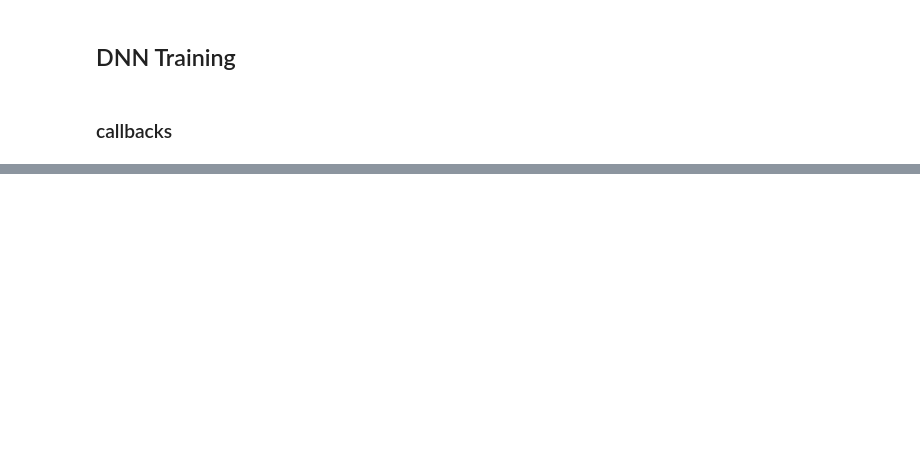
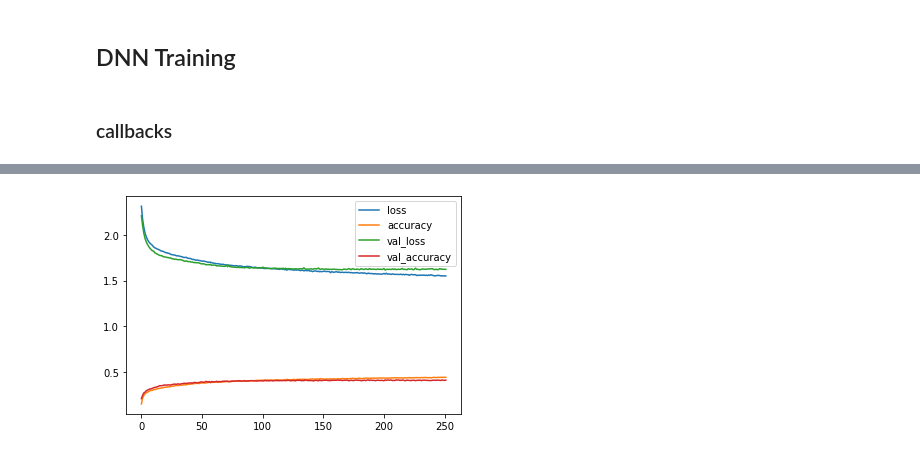
Before and after one commit to ErpanArkin/TensorFlow-CIFAR10, a Jupyter notebook: tfds_dataset.ipynb, the cells around one changed output, grey strips where cells are left out. Saved outputs shown, nothing was run; the diff lists cells and outputs as text; code cells hidden in the pictures; blank space fills up the shorter version.

```diff
--- a/tfds_dataset.ipynb
+++ b/tfds_dataset.ipynb
@@ -151,4 +184,4 @@ Epoch 59/500
 # %%
 model = keras.models.load_model("my_cifar10_model.h5")
-model.evaluate(ds_valid)
+update_results('DNN',model,ds_valid)
 # %% [output]
@@ -158,0 +196,27 @@ model.evaluate(ds_valid)
+# %%
+model = keras.models.Sequential()
+model.add(keras.layers.Flatten(input_shape=(32,32,3)))
+model.add(keras.layers.BatchNormalization())  # different
+for _ in range(20):
+    model.add(Dense(10, kernel_initializer='he_normal')) # different
+    model.add(keras.layers.BatchNormalization()) # different
+    model.add(keras.layers.Activation("elu")) # different
+model.add(Dense(10, activation='softmax'))
+
+optimizer = keras.optimizers.Nadam(lr=5e-5)
+model.compile(loss="sparse_categorical_crossentropy",
+              optimizer=optimizer,
+              metrics=["accuracy"])
+
+early_stopping_cb = keras.callbacks.EarlyStopping(patience=50)
+model_checkpoint_cb = keras.callbacks.ModelCheckpoint("my_cifar10_bn_model.h5", save_best_only=True)
+run_index = 2 # increment every time you train the model
+run_logdir = os.path.join(os.curdir, "my_cifar10_logs", "run_{:03d}".format(run_index))
+tensorboard_cb = keras.callbacks.TensorBoard(run_logdir)
+callbacks = [early_stopping_cb, model_checkpoint_cb, tensorboard_cb]
+
+history = model.fit(ds_train,
+          #initial_epoch=227,
+          epochs=500,
+          validation_data=ds_valid,
+          callbacks=callbacks)
@@ -158,0 +249,4 @@ model.evaluate(ds_valid)
+# %%
+plot_history(history)
+# %% [output]
+[figure, added]
```
Also changed, not shown: parts of 20 cells of this notebook, 17 other files.
